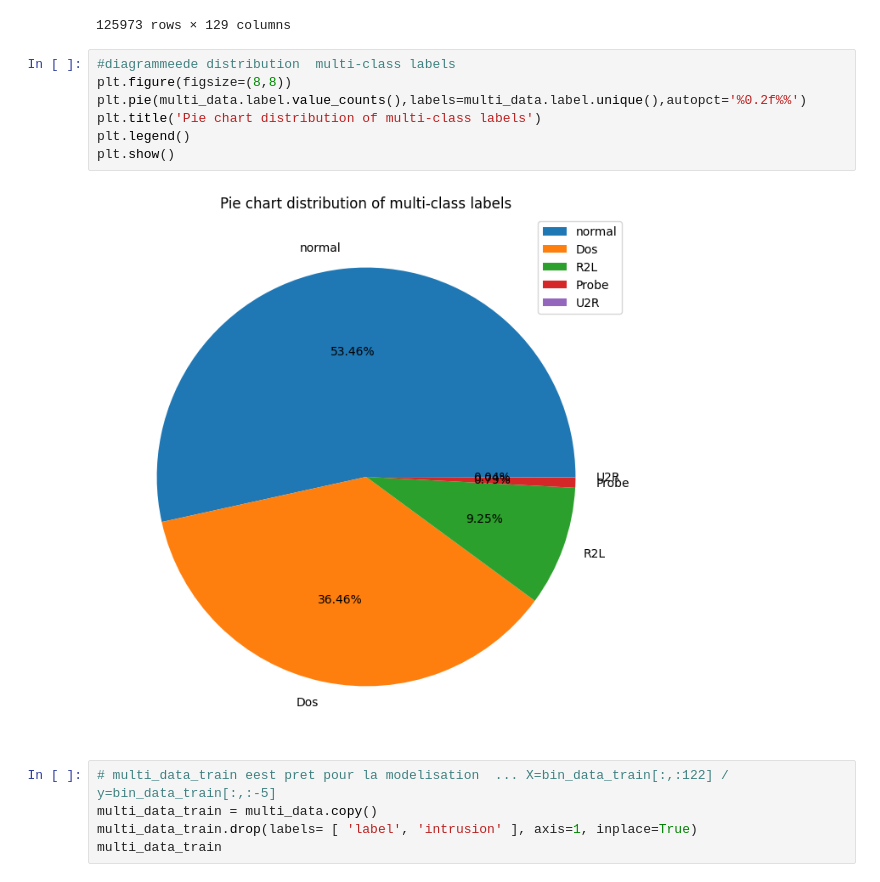
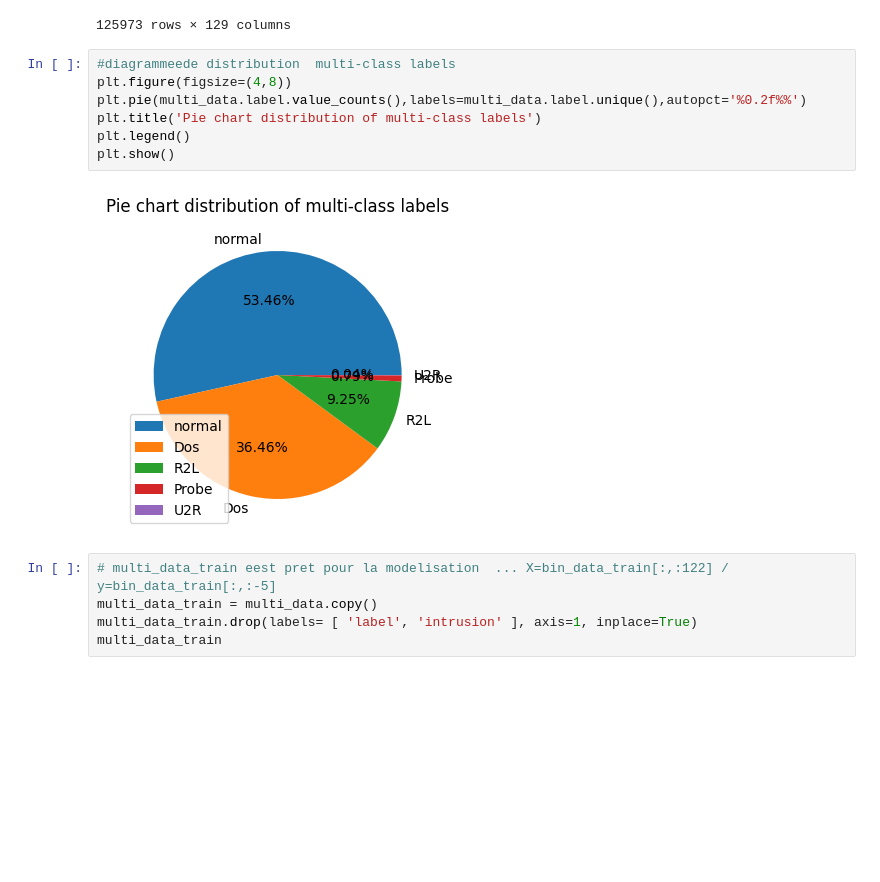
Before and after one commit to oubaidasonde/network-intrusion-detection-byTensorflow-, a Jupyter notebook: notebook/Intrusion.ipynb, the cells around one changed output. Saved outputs shown, nothing was run; the diff lists cells and outputs as text; blank space fills up the shorter version.

```diff
--- a/notebook/Intrusion.ipynb
+++ b/notebook/Intrusion.ipynb
@@ -576,13 +577,13 @@ multi_data
 125973 rows × 129 columns
 # %%
 #diagrammeede distribution  multi-class labels
-plt.figure(figsize=(8,8))
+plt.figure(figsize=(4,8))
 plt.pie(multi_data.label.value_counts(),labels=multi_data.label.unique(),autopct='%0.2f%%')
 plt.title('Pie chart distribution of multi-class labels')
 plt.legend()
 plt.show()
 # %% [output]
-[figure, old version]
+[figure, new version]
 # %%
 # multi_data_train eest pret pour la modelisation  ... X=bin_data_train[:,:122] / y=bin_data_train[:,:-5]
 multi_data_train = multi_data.copy()
```
Also changed, not shown: parts of 96 cells of this notebook, 8 other files.
